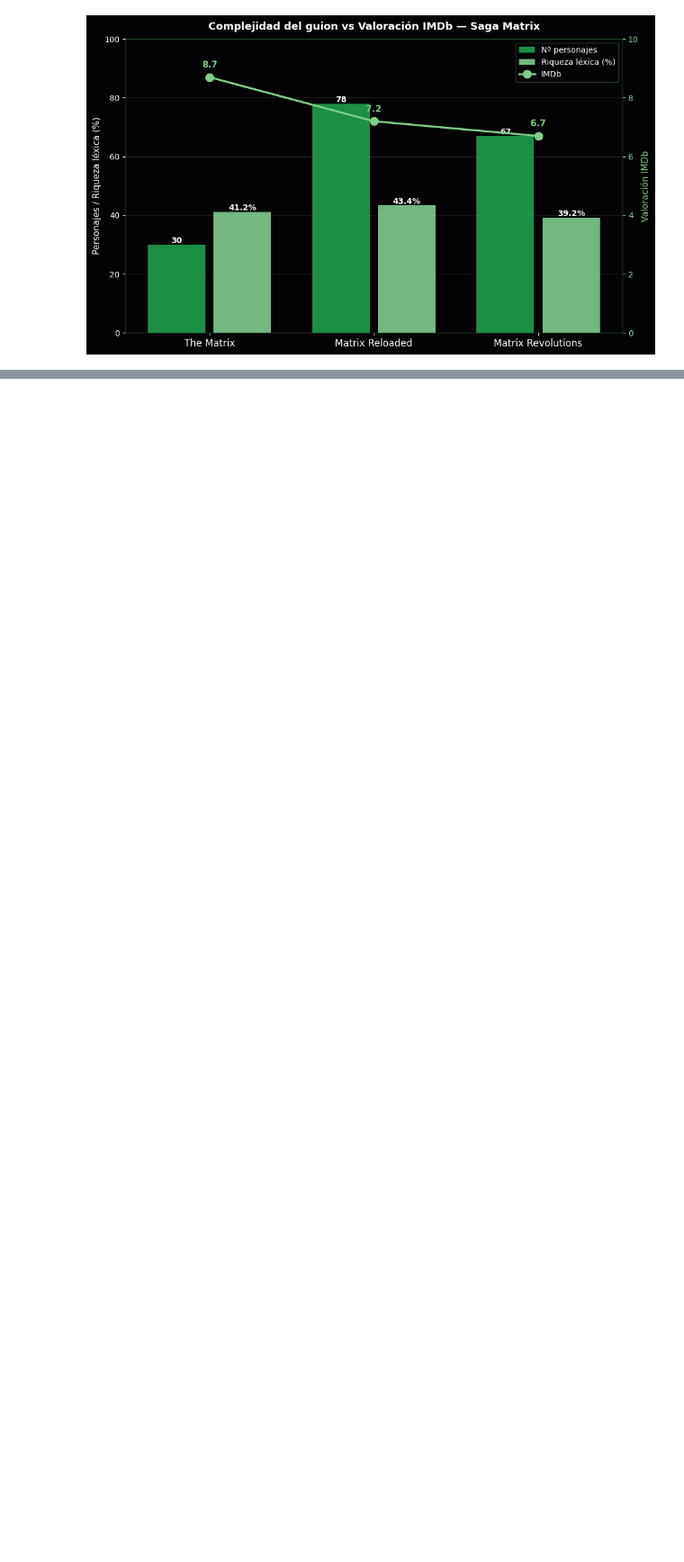
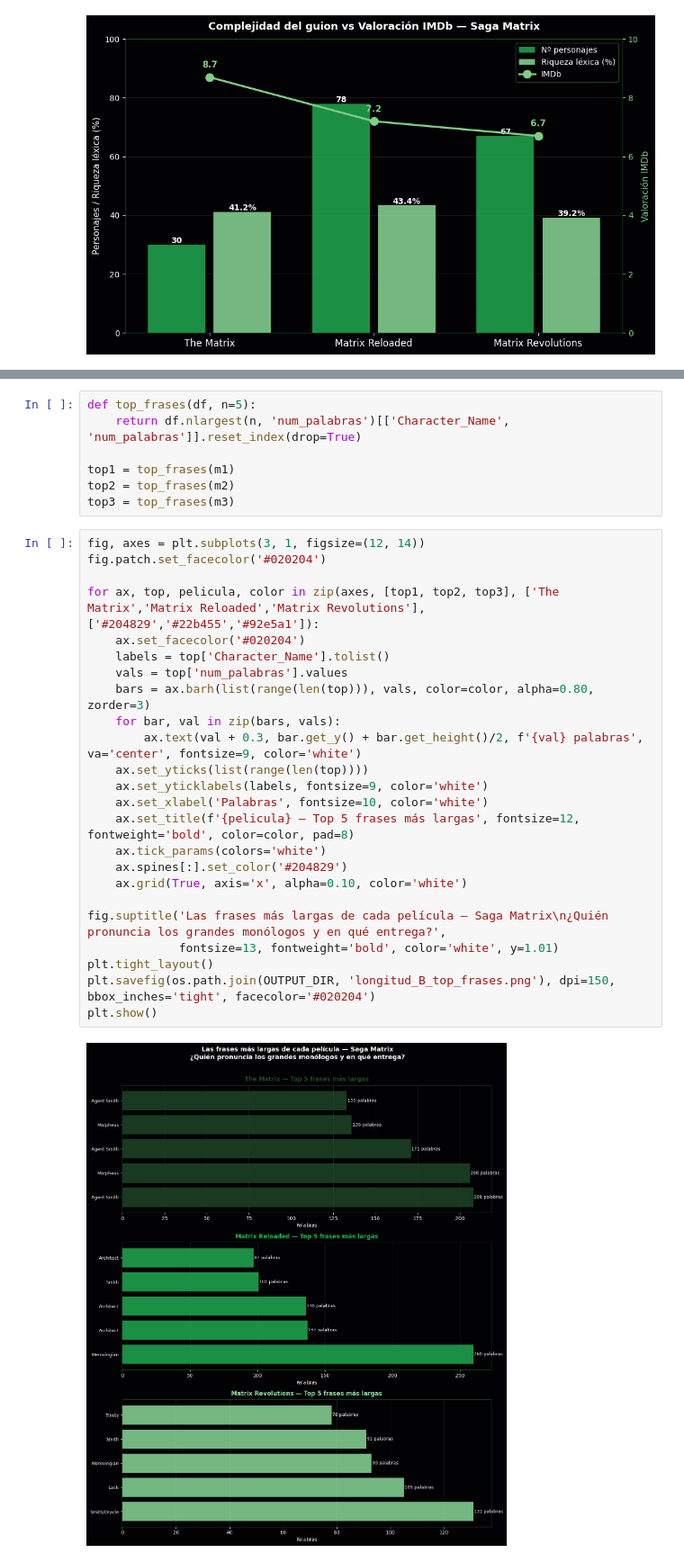
Before and after one commit to RobertoCantero82/EDA_matrix_decodificada, a Jupyter notebook: src/memoria.ipynb, the cells around one changed output, grey strips where cells are left out. Shown at 90% size. Saved outputs shown, nothing was run; the diff lists cells and outputs as text; blank space fills up the shorter version.

```diff
--- a/src/memoria.ipynb
+++ b/src/memoria.ipynb
@@ -1173,0 +1344,33 @@ plt.savefig(os.path.join(OUTPUT_DIR, 'complejidad_imdb.png'), dpi=150,
+# %%
+def top_frases(df, n=5):
+    return df.nlargest(n, 'num_palabras')[['Character_Name', 'num_palabras']].reset_index(drop=True)
+
+top1 = top_frases(m1)
+top2 = top_frases(m2)
+top3 = top_frases(m3)
+# %%
+fig, axes = plt.subplots(3, 1, figsize=(12, 14))
+fig.patch.set_facecolor('#020204')
+
+for ax, top, pelicula, color in zip(axes, [top1, top2, top3], ['The Matrix','Matrix Reloaded','Matrix Revolutions'], ['#204829','#22b455','#92e5a1']):
+    ax.set_facecolor('#020204')
+    labels = top['Character_Name'].tolist()
+    vals = top['num_palabras'].values
+    bars = ax.barh(list(range(len(top))), vals, color=color, alpha=0.80, zorder=3)
+    for bar, val in zip(bars, vals):
+        ax.text(val + 0.3, bar.get_y() + bar.get_height()/2, f'{val} palabras', va='center', fontsize=9, color='white')
+    ax.set_yticks(list(range(len(top))))
+    ax.set_yticklabels(labels, fontsize=9, color='white')
+    ax.set_xlabel('Palabras', fontsize=10, color='white')
+    ax.set_title(f'{pelicula} — Top 5 frases más largas', fontsize=12, fontweight='bold', color=color, pad=8)
+    ax.tick_params(colors='white')
+    ax.spines[:].set_color('#204829')
+    ax.grid(True, axis='x', alpha=0.10, color='white')
+
+fig.suptitle('Las frases más largas de cada película — Saga Matrix\n¿Quién pronuncia los grandes monólogos y en qué entrega?',
+             fontsize=13, fontweight='bold', color='white', y=1.01)
+plt.tight_layout()
+plt.savefig(os.path.join(OUTPUT_DIR, 'longitud_B_top_frases.png'), dpi=150, bbox_inches='tight', facecolor='#020204')
+plt.show()
+# %% [output]
+[figure, added]
```
Also changed, not shown: parts of 97 cells of this notebook, 45 other files.
